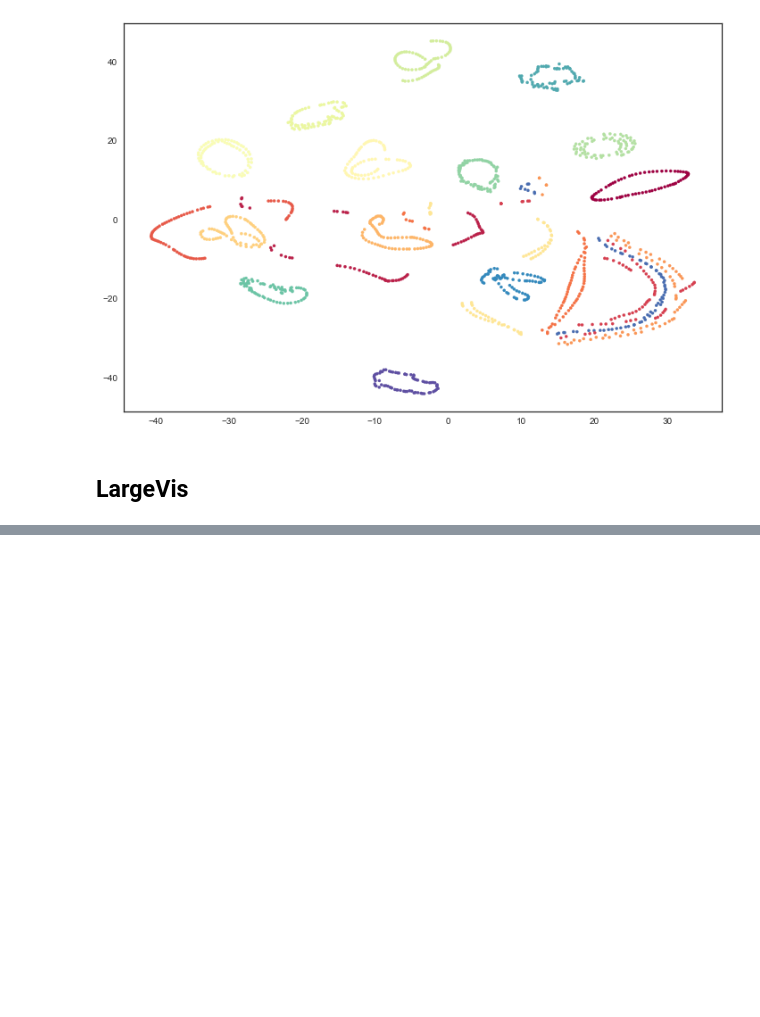
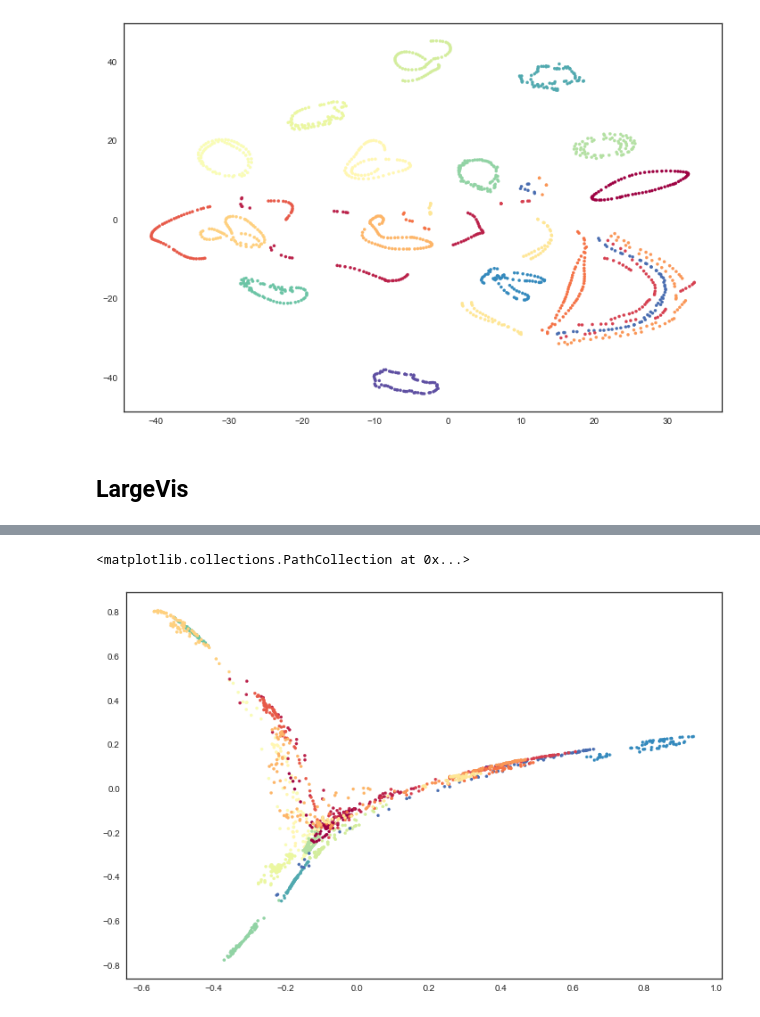
Before and after one commit to lmcinnes/umap_paper_notebooks, a Jupyter notebook: UMAP Coil20.ipynb, the cells around one changed output, grey strips where cells are left out. Drawn from its saved outputs; the diff is of its cells as text; code cells hidden in the pictures; blank space fills up the shorter version.

```diff
--- a/UMAP Coil20.ipynb
+++ b/UMAP Coil20.ipynb
@@ -207,0 +216,5 @@ output.to_csv('embedding_coil20_largevis1.csv')
+# %%
+plt.scatter(u_laplacian[:,0], u_laplacian[:,1], c=labels, cmap="Spectral", s=10)
+# %% [output]
+<matplotlib.collections.PathCollection at 0x...>
+[figure, added]
```
Also changed, not shown: parts of 18 cells of this notebook, 7 other files.
